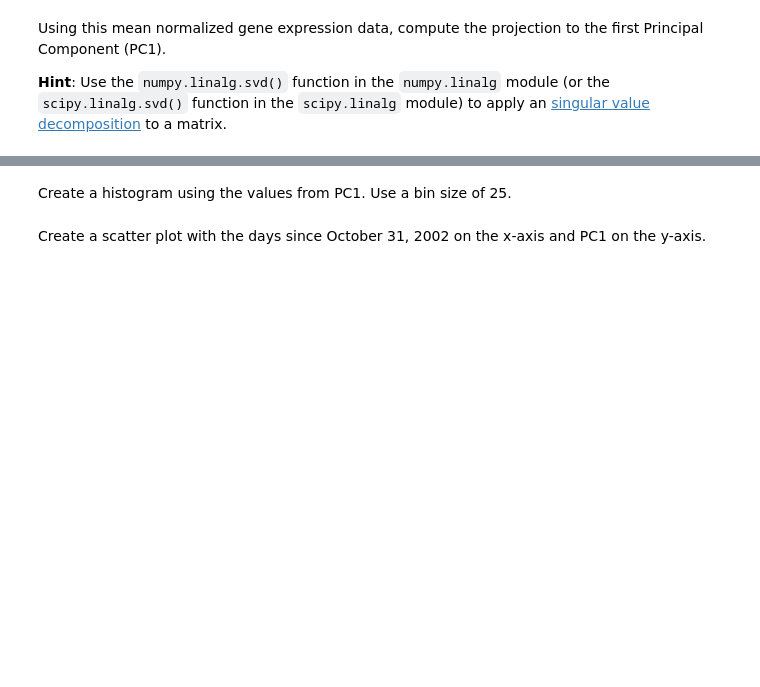
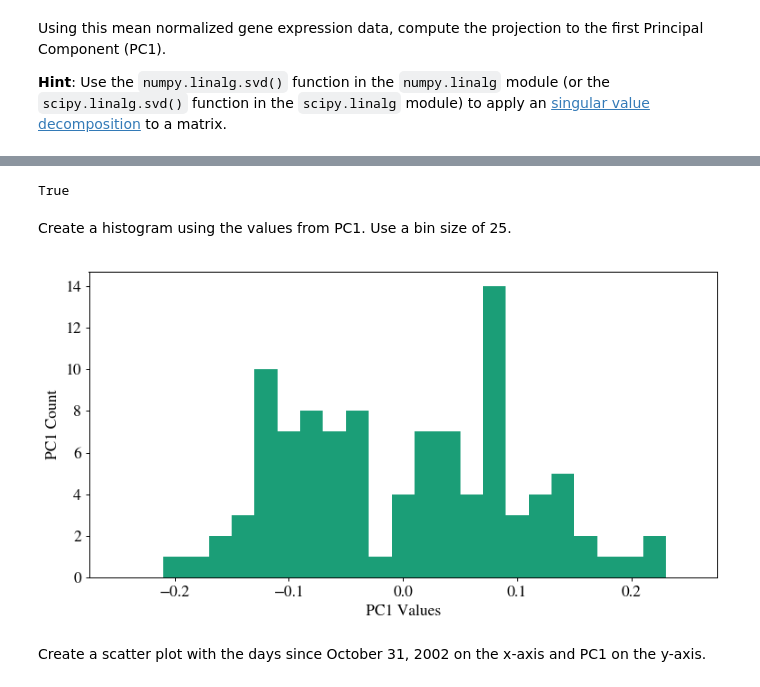
Before and after one commit to ademyanchuk/2014, a Jupyter notebook: homework/HW2.ipynb, the cells around one changed output, grey strips where cells are left out. Saved outputs shown, nothing was run; the diff lists cells and outputs as text; code cells hidden in the pictures; blank space fills up the shorter version.

```diff
--- a/homework/HW2.ipynb
+++ b/homework/HW2.ipynb
@@ -213,0 +237,16 @@ Using this mean normalized gene expression data, compute the projection to the f
+# %%
+matrix = norm_exprsCEU.values
+# %%
+## compute SVD
+U,s,Vh = scipy.linalg.svd(matrix)
+## blow up s
+S = scipy.linalg.diagsvd(s, matrix.shape[0], matrix.shape[1])
+## reconstruct the data (sanity test)
+reconstruction = np.dot(U, np.dot(S, Vh))
+
+## check the results
+print(matrix[1,:])
+print(reconstruction[1,:])
+## the allclose() function allows for the data points to deviate by a small
+## epsilon and still be considered correctly reconstructed.
+print(np.allclose(matrix, reconstruction))
@@ -214,2 +271,10 @@ Using this mean normalized gene expression data, compute the projection to the f
+# %%
+# two ways to project the data
+V = Vh.T
+projection = np.dot(U, S[:,:1])
+projection2 = np.dot(matrix, V[:,:1])
+np.allclose(projection, projection2)
+# %% [output]
+True
 # %% [markdown]
 Create a histogram using the values from PC1.  Use a bin size of 25.
@@ -218,2 +281,9 @@ Create a histogram using the values from PC1.  Use a bin size of 25.
+# %%
+plt.hist(V[:,:1], bins=25, range=(-.25,.25))
+plt.xlabel('PC1 Values')
+plt.ylabel('PC1 Count')
+plt.show()
+# %% [output]
+[figure, added]
 # %% [markdown]
 Create a scatter plot with the days since October 31, 2002 on the x-axis and PC1 on the y-axis.
```
Also changed, not shown: parts of 45 cells of this notebook, 2 other files.
